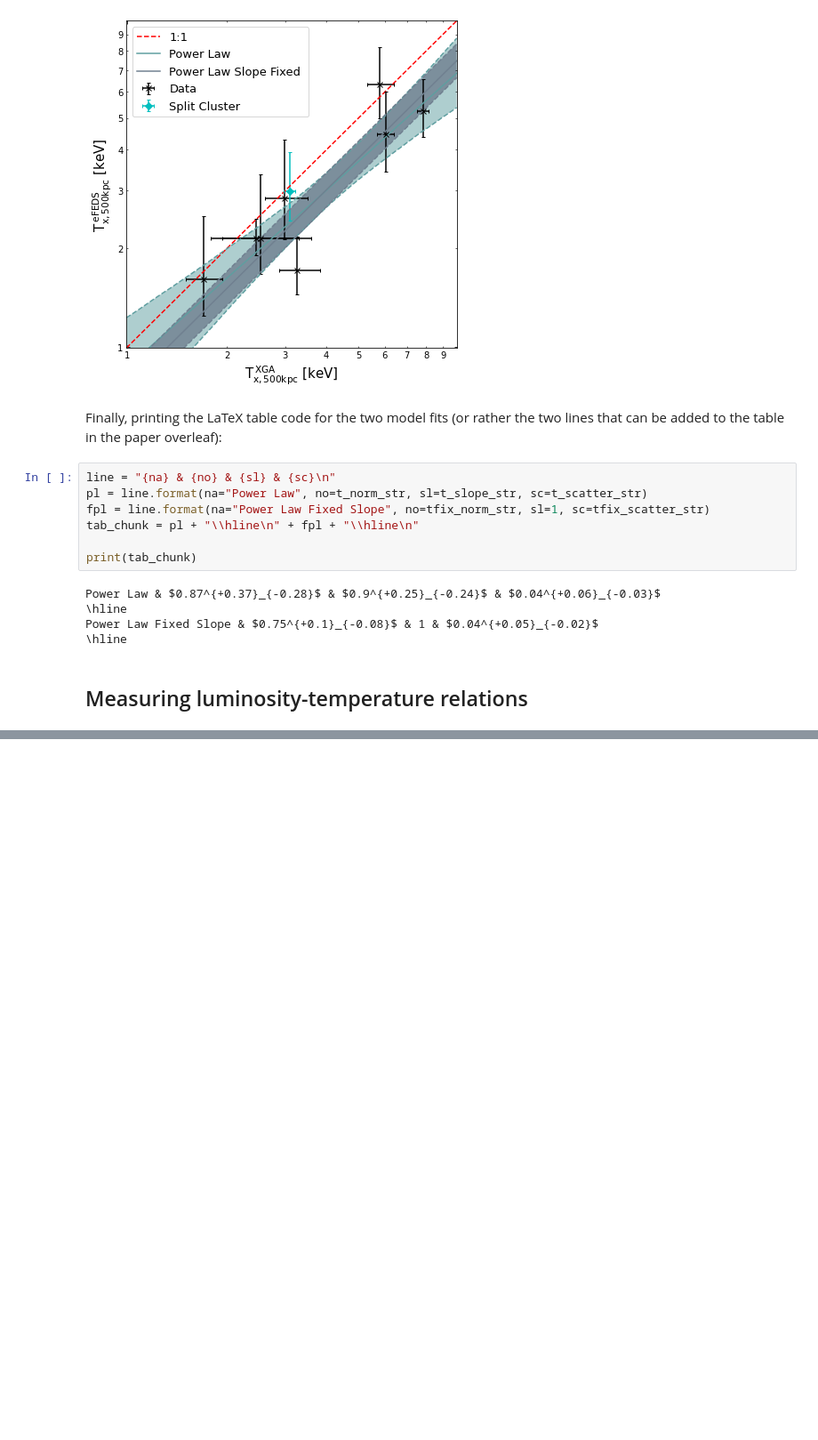
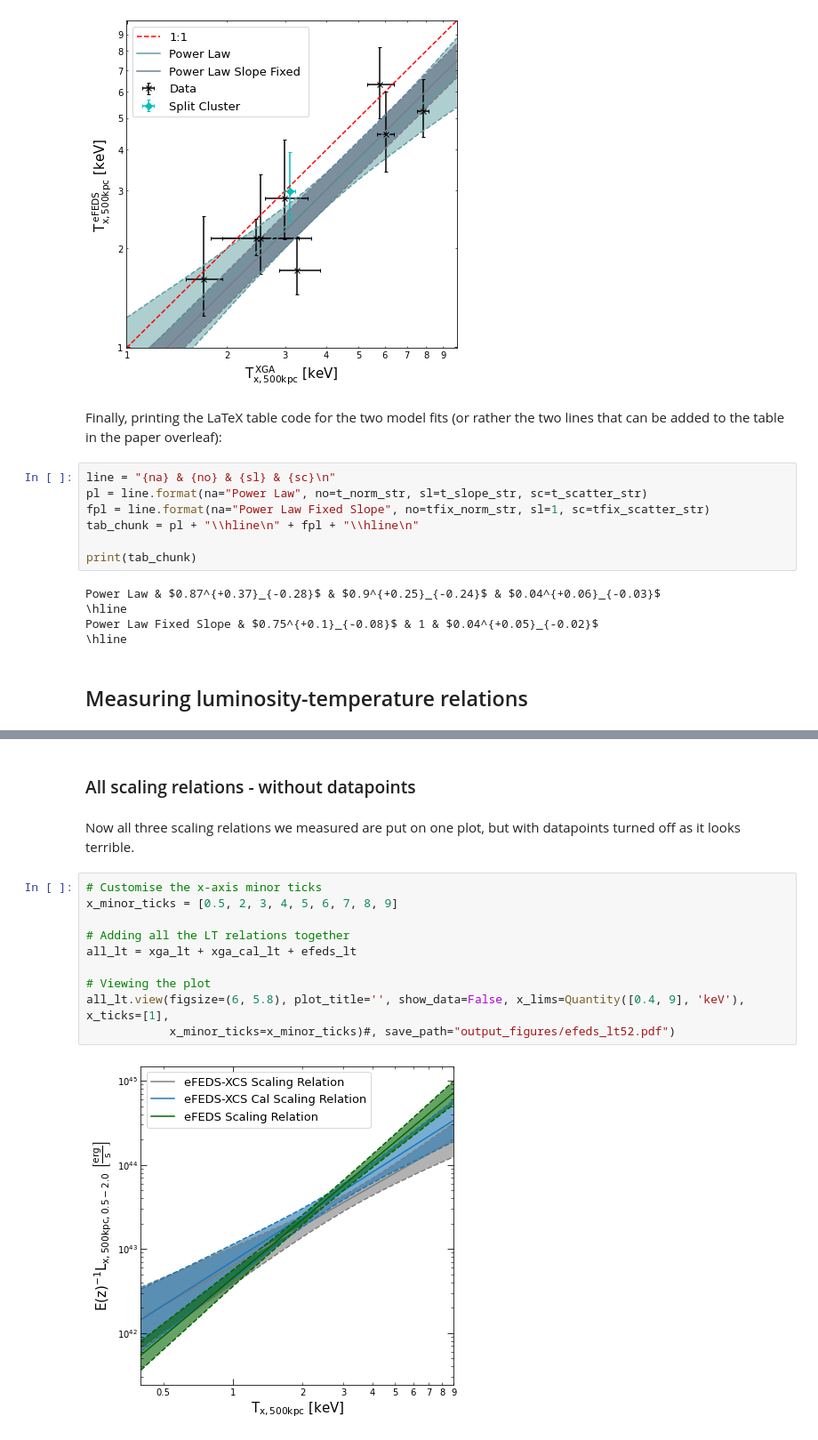
Before and after one commit to DavidT3/eFEDS-XCS-Paper, a Jupyter notebook: analysis_code/cluster_analysis.ipynb, the cells around one changed output, grey strips where cells are left out. Shown: that part at 89% size. Cells and saved outputs as stored; diff of their text form; blank space fills up the shorter version.

```diff
--- a/analysis_code/cluster_analysis.ipynb
+++ b/analysis_code/cluster_analysis.ipynb
@@ -1130,0 +1309,16 @@ Power Law Fixed Slope & $0.75^{+0.1}_{-0.08}$ & 1 & $0.04^{+0.05}_{-0.02}$
+# %% [markdown]
+### All scaling relations - without datapoints
+# %% [markdown]
+Now all three scaling relations we measured are put on one plot, but with datapoints turned off as it looks terrible.
+# %%
+# Customise the x-axis minor ticks
+x_minor_ticks = [0.5, 2, 3, 4, 5, 6, 7, 8, 9]
+
+# Adding all the LT relations together
+all_lt = xga_lt + xga_cal_lt + efeds_lt
+
+# Viewing the plot
+all_lt.view(figsize=(6, 5.8), plot_title='', show_data=False, x_lims=Quantity([0.4, 9], 'keV'), x_ticks=[1],
+            x_minor_ticks=x_minor_ticks)#, save_path="output_figures/efeds_lt52.pdf")
+# %% [output]
+[figure, added]
```
Also changed, not shown: parts of 37 cells of this notebook.
